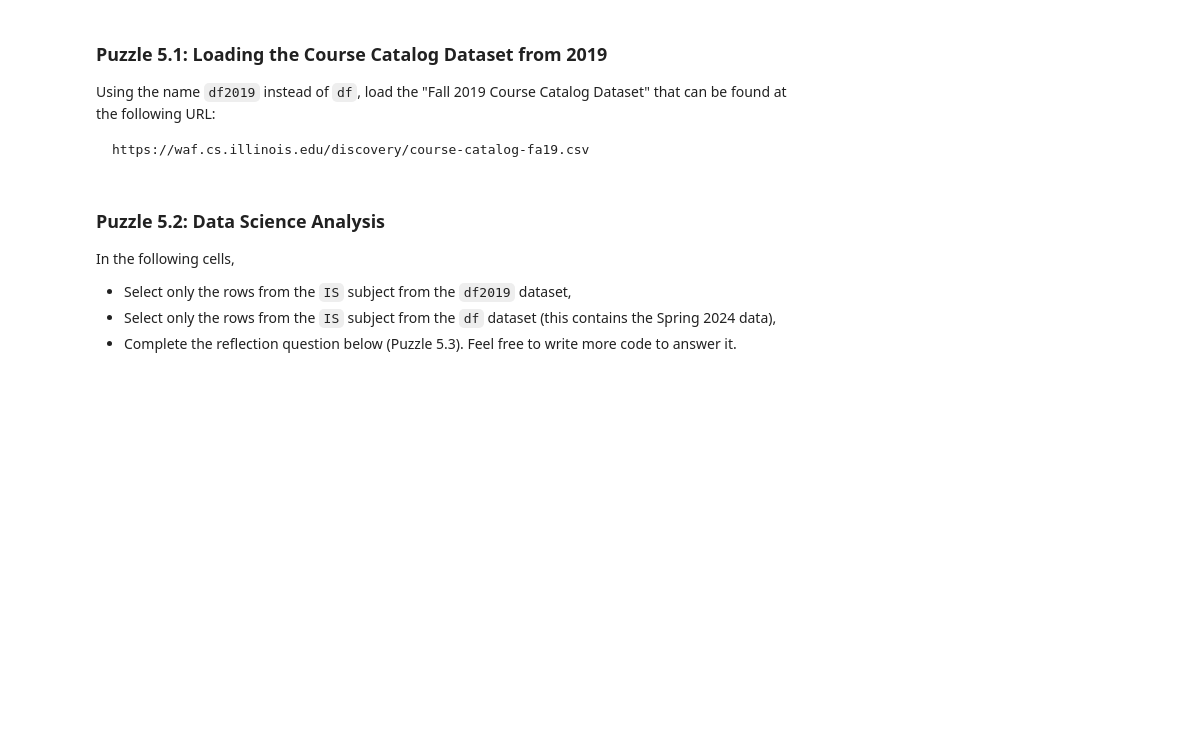
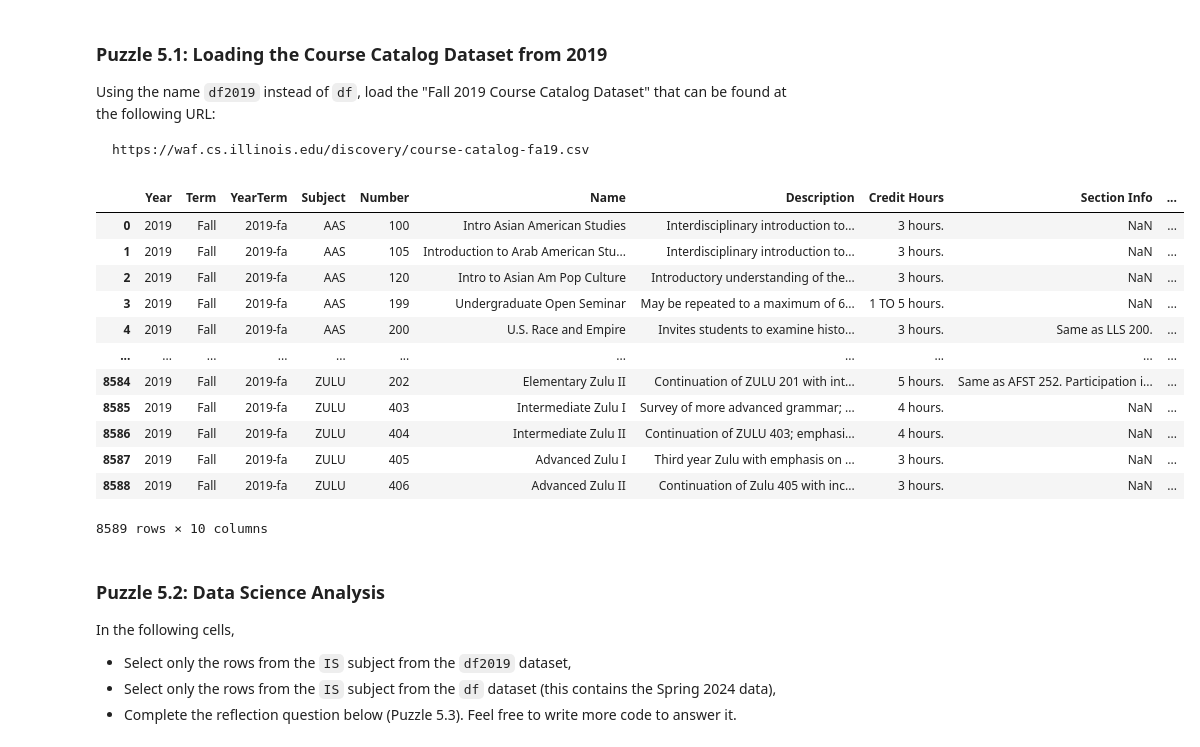
Before and after one commit to pdesire-20/Lab6, a Jupyter notebook: lab_pandas.ipynb, the cells around one changed output. Cells and saved outputs as stored; diff of their text form; code cells hidden in the pictures; blank space fills up the shorter version.

```diff
--- a/lab_pandas.ipynb
+++ b/lab_pandas.ipynb
@@ -216,3 +316,20 @@ df2019
+# %%
+df2019 = pd.read_csv("https://waf.cs.illinois.edu/discovery/course-catalog-fa19.csv")
+df2019
+# %% [output]
+|  | Year | Term | YearTerm | Subject | Number | Name | Description | Credit Hours | Section Info | ... |
+| 0 | 2019 | Fall | 2019-fa | AAS | 100 | Intro Asian American Studies | Interdisciplinary introduction to... | 3 hours. | NaN | ... |
+| 1 | 2019 | Fall | 2019-fa | AAS | 105 | Introduction to Arab American Stu... | Interdisciplinary introduction to... | 3 hours. | NaN | ... |
+| 2 | 2019 | Fall | 2019-fa | AAS | 120 | Intro to Asian Am Pop Culture | Introductory understanding of the... | 3 hours. | NaN | ... |
+| 3 | 2019 | Fall | 2019-fa | AAS | 199 | Undergraduate Open Seminar | May be repeated to a maximum of 6... | 1 TO 5 hours. | NaN | ... |
+| 4 | 2019 | Fall | 2019-fa | AAS | 200 | U.S. Race and Empire | Invites students to examine histo... | 3 hours. | Same as LLS 200. | ... |
+| ... | ... | ... | ... | ... | ... | ... | ... | ... | ... | ... |
+| 8584 | 2019 | Fall | 2019-fa | ZULU | 202 | Elementary Zulu II | Continuation of ZULU 201 with int... | 5 hours. | Same as AFST 252. Participation i... | ... |
+| 8585 | 2019 | Fall | 2019-fa | ZULU | 403 | Intermediate Zulu I | Survey of more advanced grammar; ... | 4 hours. | NaN | ... |
+| 8586 | 2019 | Fall | 2019-fa | ZULU | 404 | Intermediate Zulu II | Continuation of ZULU 403; emphasi... | 4 hours. | NaN | ... |
+| 8587 | 2019 | Fall | 2019-fa | ZULU | 405 | Advanced Zulu I | Third year Zulu with emphasis on ... | 3 hours. | NaN | ... |
+| 8588 | 2019 | Fall | 2019-fa | ZULU | 406 | Advanced Zulu II | Continuation of Zulu 405 with inc... | 3 hours. | NaN | ... |
+8589 rows × 10 columns
 # %% [markdown]
 ### Puzzle 5.2: Data Science Analysis
 
```
Also changed, not shown: parts of 22 cells of this notebook.
